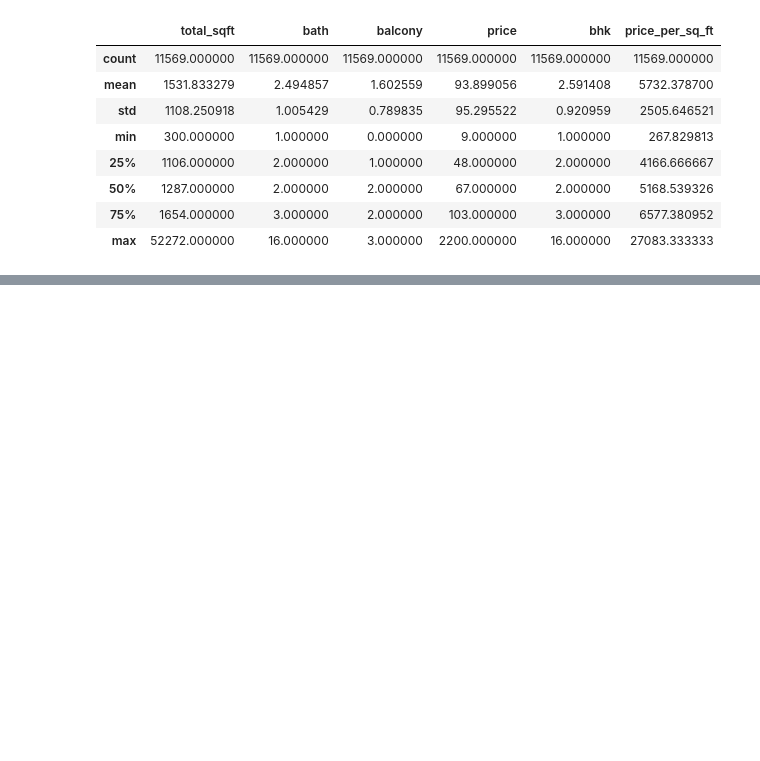
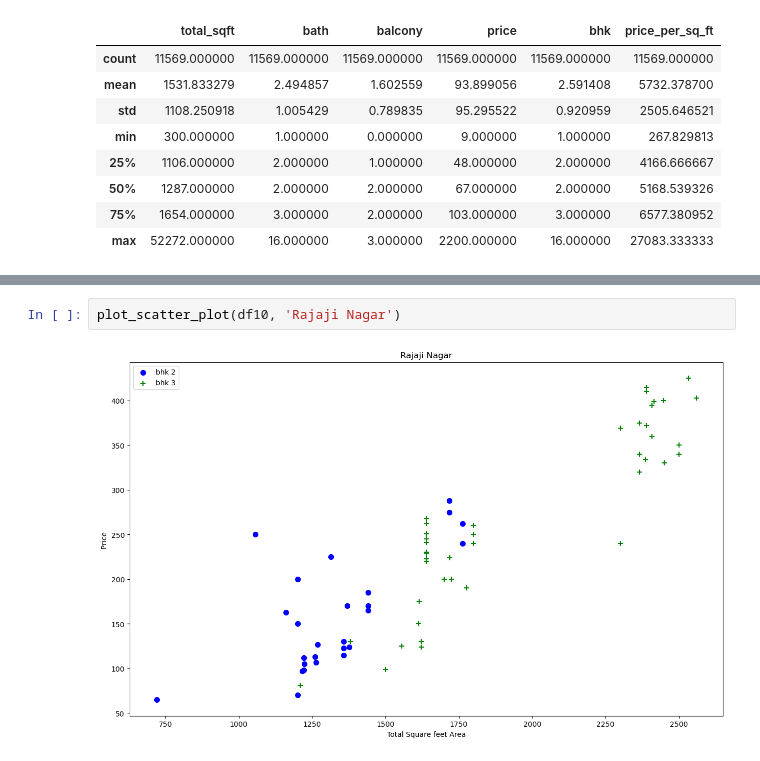
Before and after one commit to rkpm22/bengaluru_house_price_prediction, a Jupyter notebook: src/ML_notebook.ipynb, the cells around one changed output, grey strips where cells are left out. Cells and saved outputs as stored; diff of their text form; blank space fills up the shorter version.

```diff
--- a/src/ML_notebook.ipynb
+++ b/src/ML_notebook.ipynb
@@ -548,0 +551,4 @@ plot_scatter_plot(df10, 'Rajaji Nagar')
+# %%
+plot_scatter_plot(df10, 'Rajaji Nagar')
+# %% [output]
+[figure, added]
```
Also changed, not shown: parts of 36 cells of this notebook.
